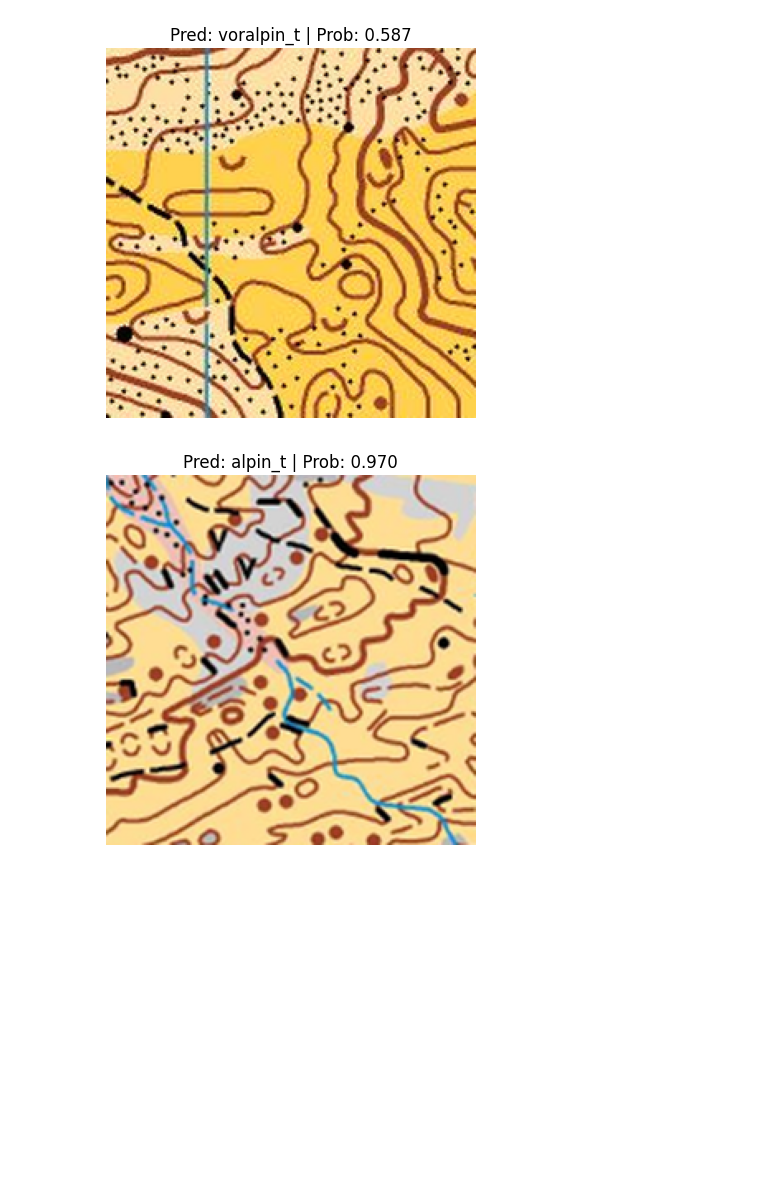
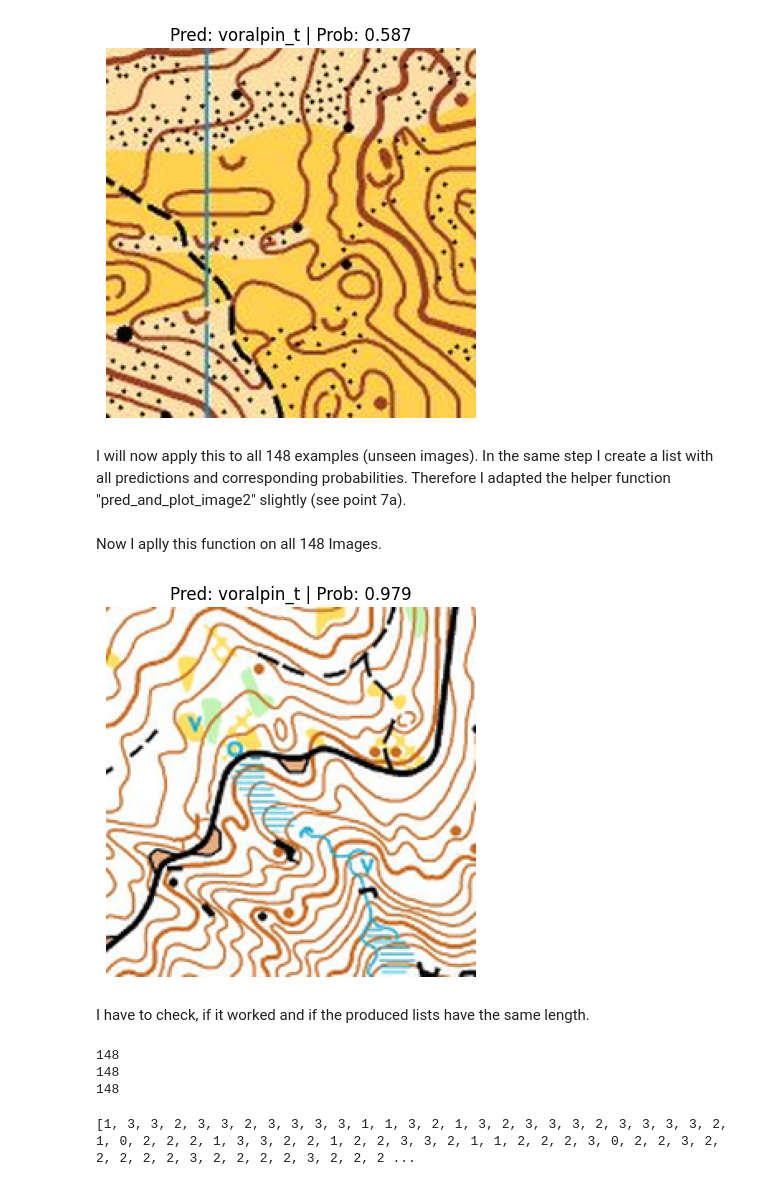
Before and after one commit to marc1971/Assignement-Module4-CAS-NLP, a Jupyter notebook: Kopie_von_train_using_pretrained_model_image_classifier.ipynb, the cells around one changed output. Drawn from its saved outputs; the diff is of its cells as text; code cells hidden in the pictures; blank space fills up the shorter version.

```diff
--- a/Kopie_von_train_using_pretrained_model_image_classifier.ipynb
+++ b/Kopie_von_train_using_pretrained_model_image_classifier.ipynb
@@ -274,3 +316,5 @@ pred_and_plot_image(model=pretrained_vit,
                     class_names=class_names)
 # %% [output]
 [figure]
+# %% [markdown]
+I will now apply this to all 148 examples (unseen images). In the same step I create a list with all predictions and corresponding probabilities. Therefore I adapted the helper function "pred_and_plot_image2" slightly (see point 7a).
@@ -277,20 +403,41 @@ pred_and_plot_image(model=pretrained_vit,
+# %% [markdown]
+Now I aplly this function on all 148 Images.
 # %%
-# Applying the predictions to 130 unseen Images
 
-# Import function to make predictions on images and plot them
-from helper_functions import pred_and_plot_image
-import os
+# Creating a
+import helper_functions
 
-
-
-# Setup custom image path
 image_path = "/content/drive/My Drive/ColabNotebooks/Data/images_transformer/unseen/"
 image_save_path = "/content/drive/My Drive/ColabNotebooks/Data/images_transformer/pred/"
+id_lst = []
+prd_lst =[]
+prob_lst = []
+
 for img in os.listdir(image_path):
-  pred_and_plot_image(model=pretrained_vit,
+  pred_and_plot_image2(model=pretrained_vit,
                     image_path=image_path+img,
                     class_names=class_names)
   plt.savefig(image_save_path+img, dpi=300, bbox_inches='tight')
 # %% [output]
-[figure, old version]
+[figure, new version]
+# %% [markdown]
+I have to check, if it worked and if the produced lists have the same length.
+# %%
+#List of predictions (0 = 'alpine', 1 = 'jura', 2 = 'cetral plateau', 3 = 'prealpine')
+print(len(prd_lst))
+
+#List of probabilities: For every pictures the probability of all four categories ar listed (not only the maximum probability)
+print(len(prob_lst))
+
+#List of the ID of the corresponding map
+print(len(id_lst))
+# %% [output]
+148
+148
+148
+# %%
+#Example of the prediction-list
+print(prd_lst)
+# %% [output]
+[1, 3, 3, 2, 3, 3, 2, 3, 3, 3, 3, 1, 1, 3, 2, 1, 3, 2, 3, 3, 3, 2, 3, 3, 3, 3, 2, 1, 0, 2, 2, 2, 1, 3, 3, 2, 2, 1, 2, 2, 3, 3, 2, 1, 1, 2, 2, 2, 3, 0, 2, 2, 3, 2, 2, 2, 2, 2, 3, 2, 2, 2, 2, 3, 2, 2, 2 ...
 # %% [markdown]
```
Also changed, not shown: parts of 46 cells of this notebook.
